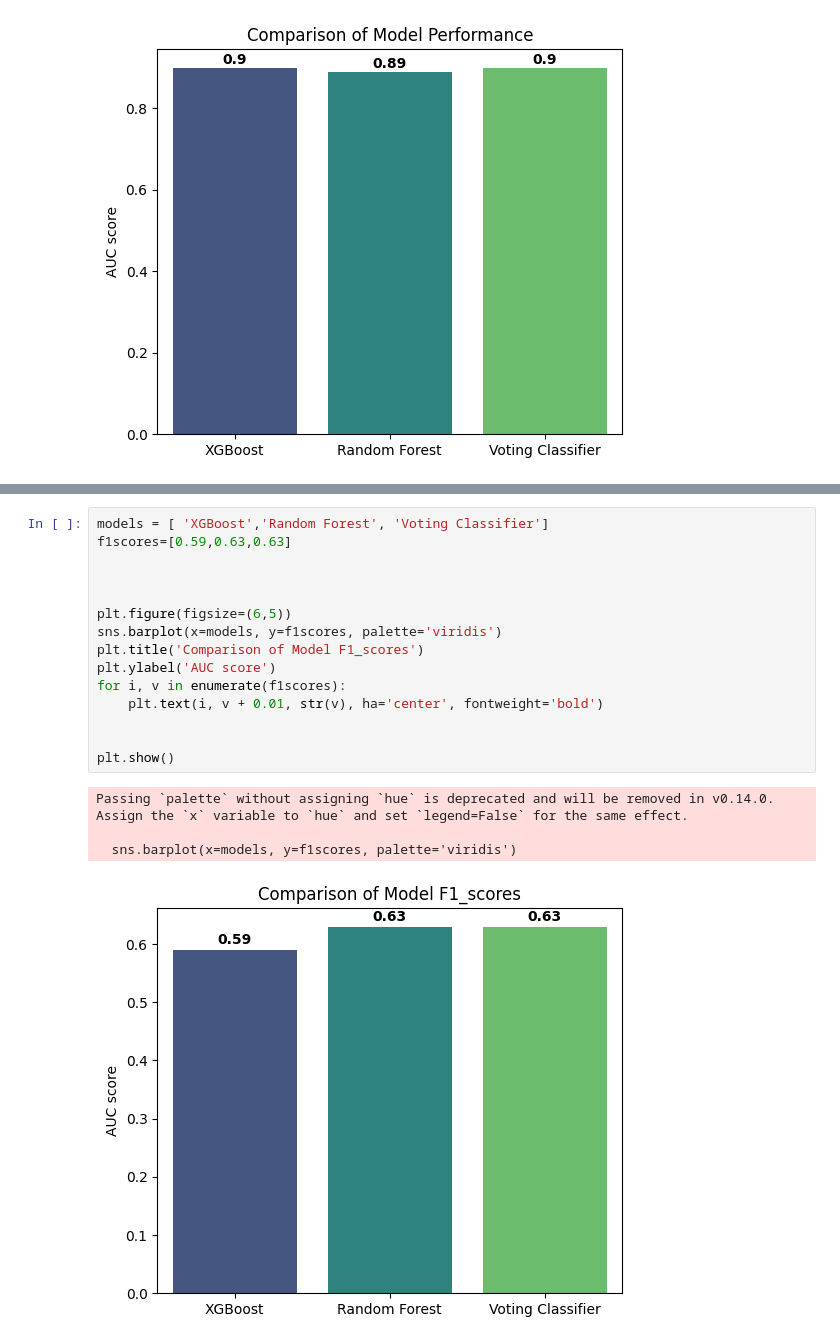
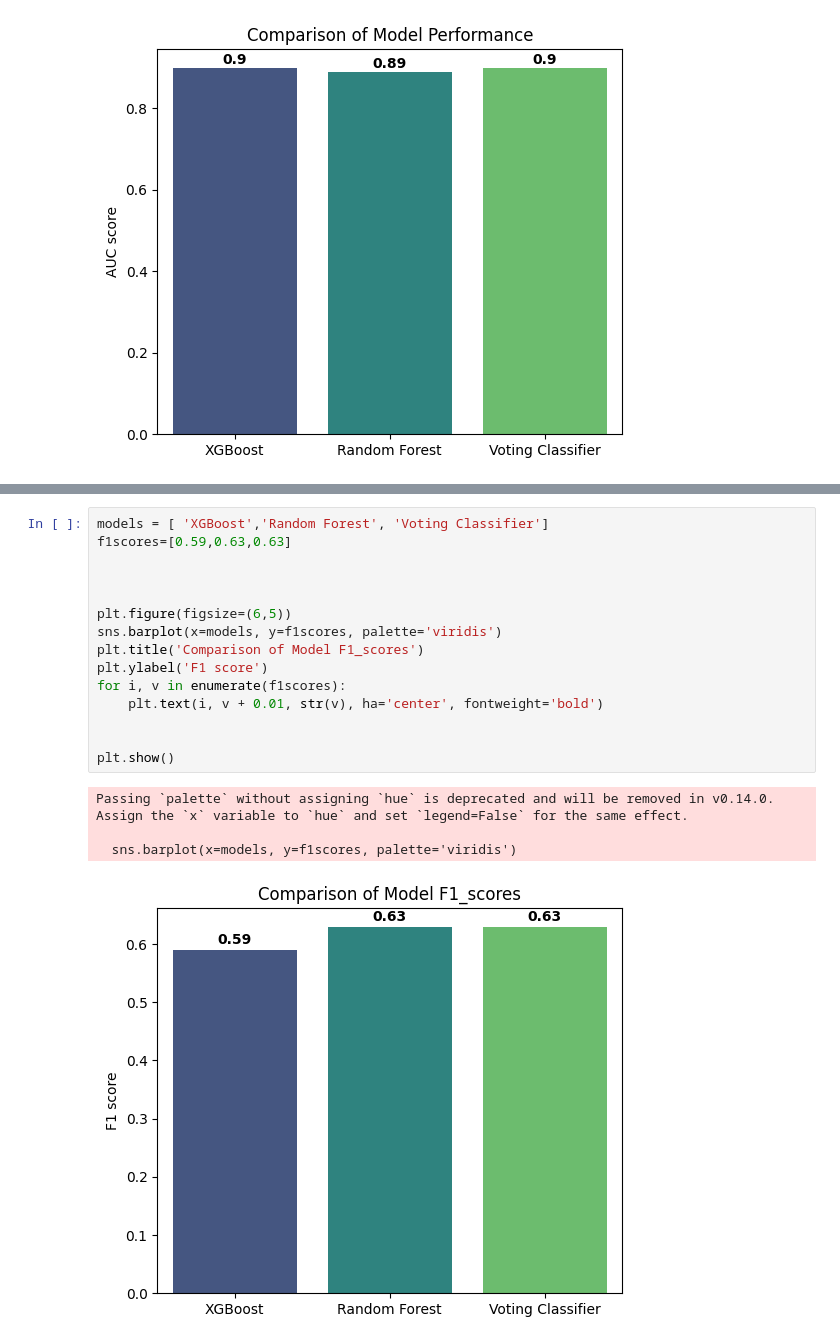
Before and after one commit to ahmedfouad00-coder/breast-cancer-survival-prediction, a Jupyter notebook: breast cancer.ipynb, the cells around one changed output, grey strips where cells are left out. Saved outputs shown, nothing was run; the diff lists cells and outputs as text.

```diff
--- a/breast cancer.ipynb
+++ b/breast cancer.ipynb
@@ -422,20 +422,20 @@ Passing `palette` without assigning `hue` is deprecated and will be removed in v
 # %%
 models = [ 'XGBoost','Random Forest', 'Voting Classifier']
 f1scores=[0.59,0.63,0.63]
 
 
 
 plt.figure(figsize=(6,5))
 sns.barplot(x=models, y=f1scores, palette='viridis')
 plt.title('Comparison of Model F1_scores')
-plt.ylabel('AUC score')
+plt.ylabel('F1 score')
 for i, v in enumerate(f1scores):
     plt.text(i, v + 0.01, str(v), ha='center', fontweight='bold')
 
 
 plt.show()
 # %% [output]
 Passing `palette` without assigning `hue` is deprecated and will be removed in v0.14.0. Assign the `x` variable to `hue` and set `legend=False` for the same effect.
 
   sns.barplot(x=models, y=f1scores, palette='viridis')
-[figure, old version]
+[figure, new version]
```
Also changed, not shown: parts of 2 cells of this notebook.
